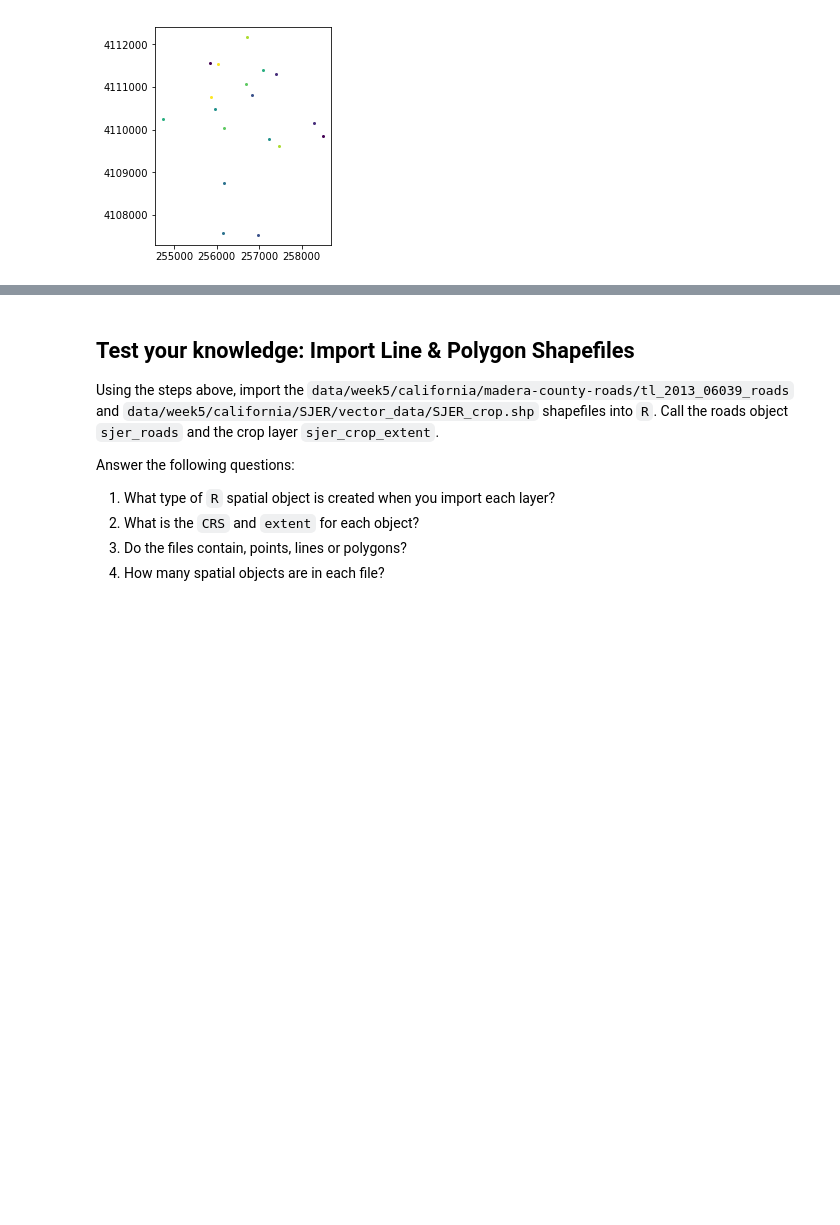
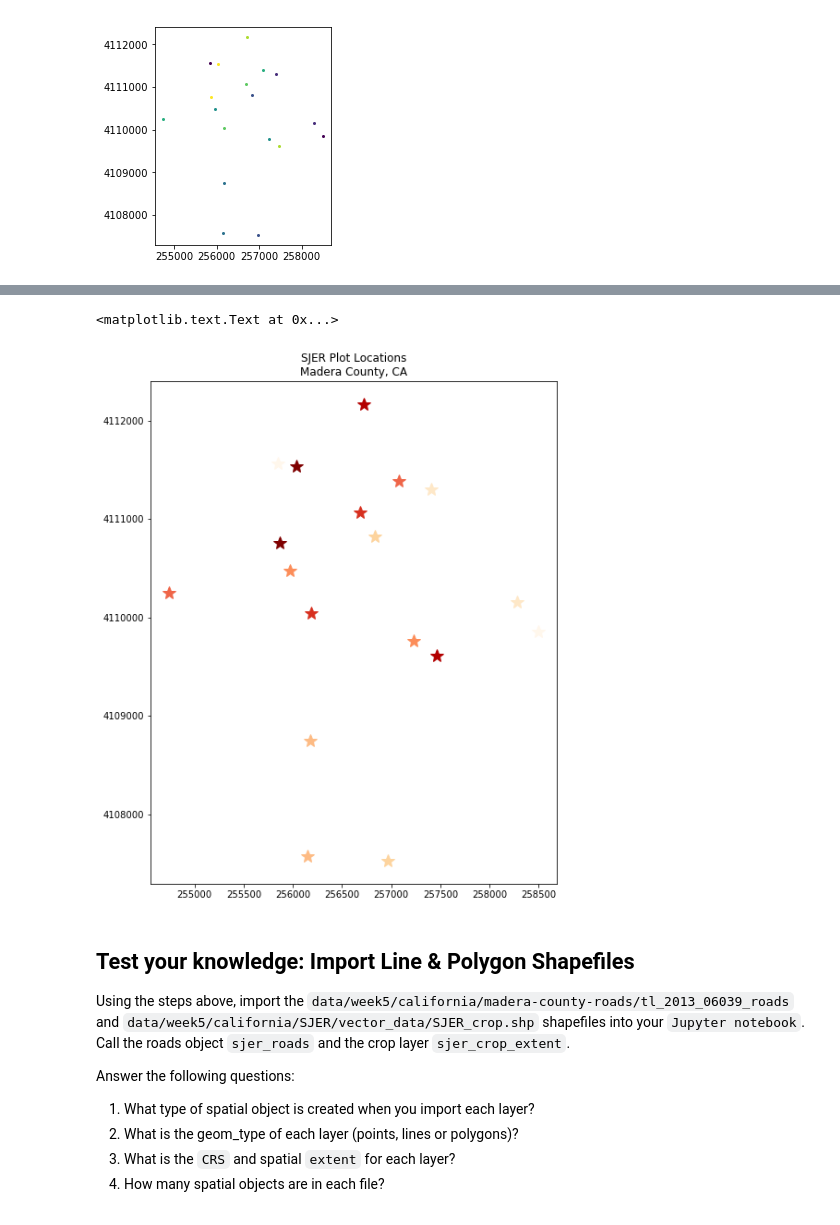
Before and after one commit to choldgraf/earth-analytics-python_OLD, a Jupyter notebook: notebooks/templates/week-5/in-class/2016-12-06-spatial01-intro-vector-data-R.ipynb, the cells around one changed output, grey strips where cells are left out. Saved outputs shown, nothing was run; the diff lists cells and outputs as text; code cells hidden in the pictures; blank space fills up the shorter version.

```diff
--- a/notebooks/templates/week-5/in-class/2016-12-06-spatial01-intro-vector-data-R.ipynb
+++ b/notebooks/templates/week-5/in-class/2016-12-06-spatial01-intro-vector-data-R.ipynb
@@ -406,3 +365,10 @@ ax.set_title('SJER Plot Locations\nMadera County, CA')
+# %%
+ax = sjer_plot_locations.plot(figsize=(10, 10), marker='*', markersize=15, cmap='OrRd')
+# add a title to the plot
+ax.set_title('SJER Plot Locations\nMadera County, CA')
+# %% [output]
+<matplotlib.text.Text at 0x...>
+[figure, added]
 # %% [markdown]
 
 <div class="notice--warning" markdown="1">
@@ -410,16 +376,13 @@ ax.set_title('SJER Plot Locations\nMadera County, CA')
 
 ## <i class="fa fa-pencil-square-o" aria-hidden="true"></i> Test your knowledge: Import Line & Polygon Shapefiles
 
-Using the steps above, import the `data/week5/california/madera-county-roads/tl_2013_06039_roads`
-and `data/week5/california/SJER/vector_data/SJER_crop.shp` shapefiles into
-`R`. Call the roads object `sjer_roads` and the crop layer
-`sjer_crop_extent`.
+Using the steps above, import the `data/week5/california/madera-county-roads/tl_2013_06039_roads` and `data/week5/california/SJER/vector_data/SJER_crop.shp` shapefiles into your `Jupyter notebook`. Call the roads object `sjer_roads` and the crop layer `sjer_crop_extent`.
 
 Answer the following questions:
 
-1. What type of `R` spatial object is created when you import each layer?
-2. What is the `CRS` and `extent` for each object?
-3. Do the files contain, points, lines or polygons?
+1. What type of spatial object is created when you import each layer?
+2. What is the geom_type of each layer (points, lines or polygons)?
+2. What is the `CRS` and spatial `extent` for each layer?
 4. How many spatial objects are in each file?
 </div>
 # %%
```
Also changed, not shown: parts of 27 cells of this notebook, 24 other files.
